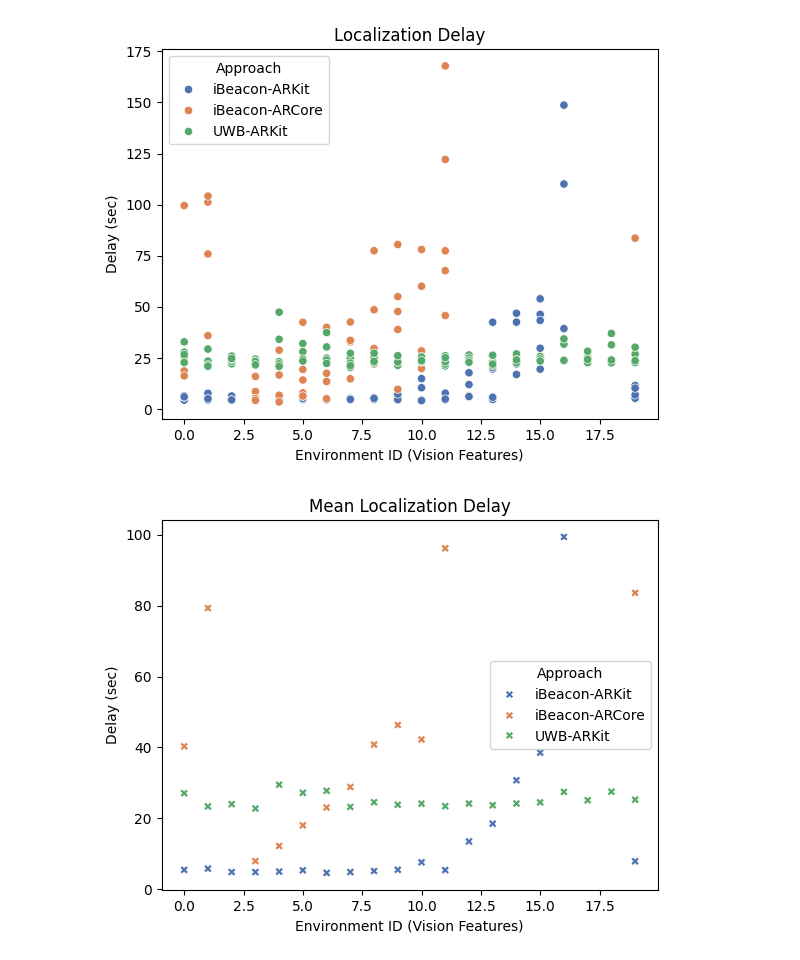
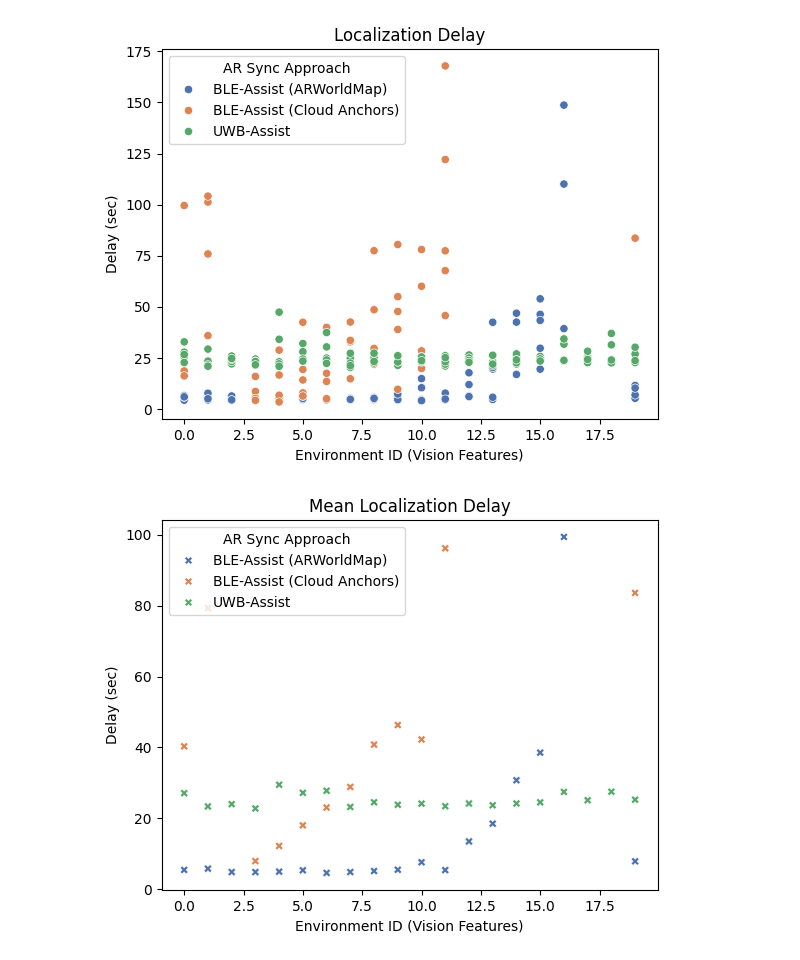
Before and after one commit to ARBeacon/ARBeaconEvaluation, a Jupyter notebook: 21Mar2025.ipynb, the cells around one changed output. Saved outputs shown, nothing was run; the diff lists cells and outputs as text; code cells hidden in the pictures.

```diff
--- a/21Mar2025.ipynb
+++ b/21Mar2025.ipynb
@@ -94,5 +96,6 @@ for environmentID, filenames in UWB_SCANS.items():
 # %%
-program_order = ["iBeacon-ARKit", "iBeacon-ARCore", "UWB-ARKit"]
+program_order = ["BLE-Assist (ARWorldMap)", "BLE-Assist (Cloud Anchors)", "UWB-Assist"]
 
 import seaborn as sns
 palette = sns.color_palette("deep", len(program_order))
+palette
@@ -105,7 +112,7 @@ for env_id, delays in ARKIT_SCAN_GROUP.getFirstObjectDelays().items():
         rows.append({
             'environmentId': env_id,
             'delay': delay,
-            'program': 'iBeacon-ARKit'
+            'program': 'BLE-Assist (ARWorldMap)'
         })
 
 for env_id, delays in ARCORE_SCAN_GROUP.getFirstObjectDelays().items():
@@ -113,7 +120,7 @@ for env_id, delays in ARCORE_SCAN_GROUP.getFirstObjectDelays().items():
         rows.append({
             'environmentId': env_id,
             'delay': delay,
-            'program': 'iBeacon-ARCore'
+            'program': 'BLE-Assist (Cloud Anchors)'
         })
 
 for env_id, delays in ARCORE2_SCAN_GROUP.getFirstObjectDelays().items():
@@ -121,7 +128,7 @@ for env_id, delays in ARCORE2_SCAN_GROUP.getFirstObjectDelays().items():
         rows.append({
             'environmentId': env_id,
             'delay': delay,
-            'program': 'iBeacon-ARCore'
+            'program': 'BLE-Assist (Cloud Anchors)'
         })
 
 for env_id, delays in UWB_SCAN_GROUP.getFirstObjectDelays().items():
@@ -129,7 +136,7 @@ for env_id, delays in UWB_SCAN_GROUP.getFirstObjectDelays().items():
         rows.append({
             'environmentId': env_id,
             'delay': delay,
-            'program': 'UWB-ARKit'
+            'program': 'UWB-Assist'
         })
 
 delay_df = pd.DataFrame(rows)
@@ -144,25 +178,23 @@ delay_df.sort_values(by=['environmentId']).tail()
 # %%
-import matplotlib.pyplot as plt
-
 sns.scatterplot(data=delay_df, x='environmentId', y='delay', hue='program', palette=palette, hue_order=program_order, alpha=1)
 
 plt.title('Localization Delay')
 plt.xlabel('Environment ID (Vision Features)')
 plt.ylabel('Delay (sec)')
-plt.legend(title='Approach')
+plt.legend(title='AR Sync Approach')
 
 plt.show()
 # %% [output]
-[figure, old version]
+[figure, new version]
 # %%
 mean_df = delay_df.groupby(['environmentId', 'program'], as_index=False)['delay'].mean()
 sns.scatterplot(data=mean_df, x='environmentId', y='delay', hue='program', palette=palette, hue_order=program_order, marker='X')
 
 plt.title('Mean Localization Delay')
 plt.xlabel('Environment ID (Vision Features)')
 plt.ylabel('Delay (sec)')
-plt.legend(title='Approach')
+plt.legend(title='AR Sync Approach')
 
 plt.show()
 # %% [output]
-[figure, old version]
+[figure, new version]
```
Also changed, not shown: parts of 19 cells of this notebook.
